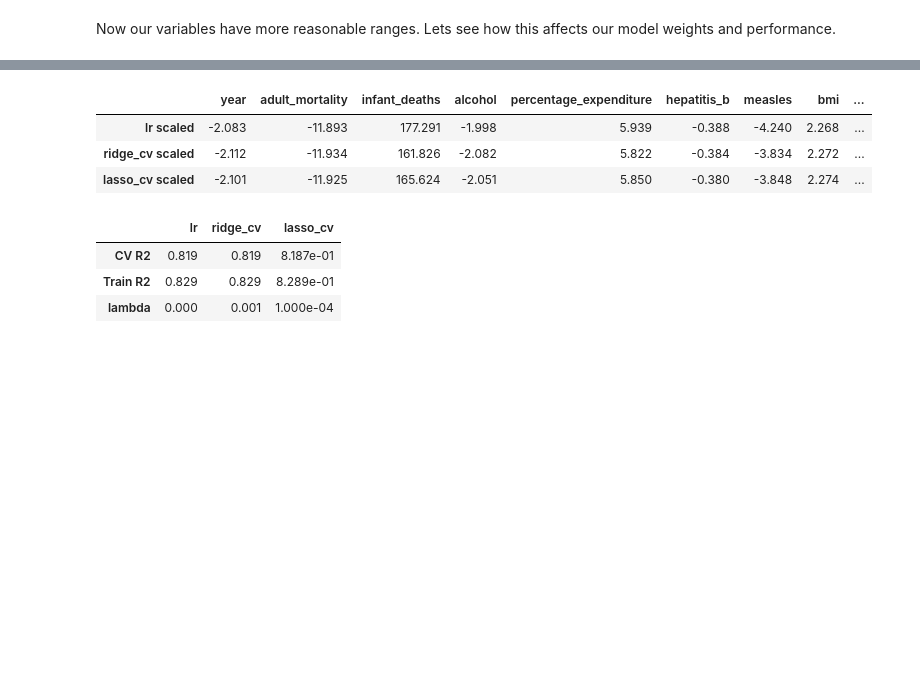
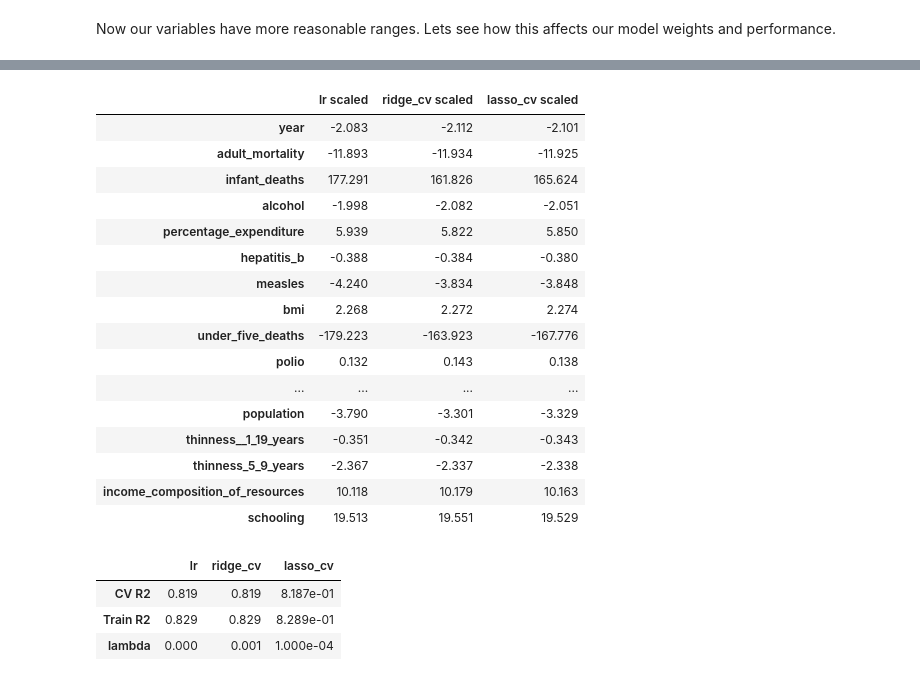
Before and after one commit to AimbotParce/MDS-ML-Lab03, a Jupyter notebook: src/ml03-linreg.ipynb, the cells around one changed output, grey strips where cells are left out. Saved outputs shown, nothing was run; the diff lists cells and outputs as text; code cells hidden in the pictures; blank space fills up the shorter version.

```diff
--- a/src/ml03-linreg.ipynb
+++ b/src/ml03-linreg.ipynb
@@ -643,24 +656,37 @@ sns.heatmap(X_train.mean().to_frame().T.rename(index={0:'Mean'}),annot=True, lin
 # %%
 lr_scaled = LinearRegression()
 lr_scaled.fit(X_train,y_train)
 r2_lr_scaled = np.mean(cross_val_score(lr_scaled, X_train,y_train, cv=5, scoring='r2'))
 
 ridge_cv_scaled =RidgeCV(alphas=lambdas,cv=5)
 ridge_cv_scaled.fit(X_train,y_train)
 r2_ridge_scaled = np.mean(cross_val_score(ridge_cv_scaled, X_train,y_train, cv=5, scoring='r2'))
 
 
 lasso_cv_scaled =LassoCV(alphas=lambdas,cv=5)
 lasso_cv_scaled.fit(X_train,y_train)
 r2_lasso_scaled = np.mean(cross_val_score(ridge_cv_scaled, X_train,y_train, cv=5, scoring='r2'))
 
 weights = pd.DataFrame({'lr scaled':lr_scaled.coef_, 'ridge_cv scaled':ridge_cv_scaled.coef_, 'lasso_cv scaled':lasso_cv_scaled.coef_},index=X_train.columns)
-weights.T
+weights
 # %% [output]
-|  | year | adult_mortality | infant_deaths | alcohol | percentage_expenditure | hepatitis_b | measles | bmi | ... |
-| lr scaled | -2.083 | -11.893 | 177.291 | -1.998 | 5.939 | -0.388 | -4.240 | 2.268 | ... |
-| ridge_cv scaled | -2.112 | -11.934 | 161.826 | -2.082 | 5.822 | -0.384 | -3.834 | 2.272 | ... |
-| lasso_cv scaled | -2.101 | -11.925 | 165.624 | -2.051 | 5.850 | -0.380 | -3.848 | 2.274 | ... |
+|  | lr scaled | ridge_cv scaled | lasso_cv scaled |
+| year | -2.083 | -2.112 | -2.101 |
+| adult_mortality | -11.893 | -11.934 | -11.925 |
+| infant_deaths | 177.291 | 161.826 | 165.624 |
+| alcohol | -1.998 | -2.082 | -2.051 |
+| percentage_expenditure | 5.939 | 5.822 | 5.850 |
+| hepatitis_b | -0.388 | -0.384 | -0.380 |
+| measles | -4.240 | -3.834 | -3.848 |
+| bmi | 2.268 | 2.272 | 2.274 |
+| under_five_deaths | -179.223 | -163.923 | -167.776 |
+| polio | 0.132 | 0.143 | 0.138 |
+| ... | ... | ... | ... |
+| population | -3.790 | -3.301 | -3.329 |
+| thinness__1_19_years | -0.351 | -0.342 | -0.343 |
+| thinness_5_9_years | -2.367 | -2.337 | -2.338 |
+| income_composition_of_resources | 10.118 | 10.179 | 10.163 |
+| schooling | 19.513 | 19.551 | 19.529 |
 # %%
 r2_results = pd.DataFrame({'lr':r2_lr_scaled, 'ridge_cv':r2_ridge_scaled, 'lasso_cv':r2_lasso_scaled,},index=['CV R2'])
 
```
Also changed, not shown: parts of 20 cells of this notebook, 1 other file.
